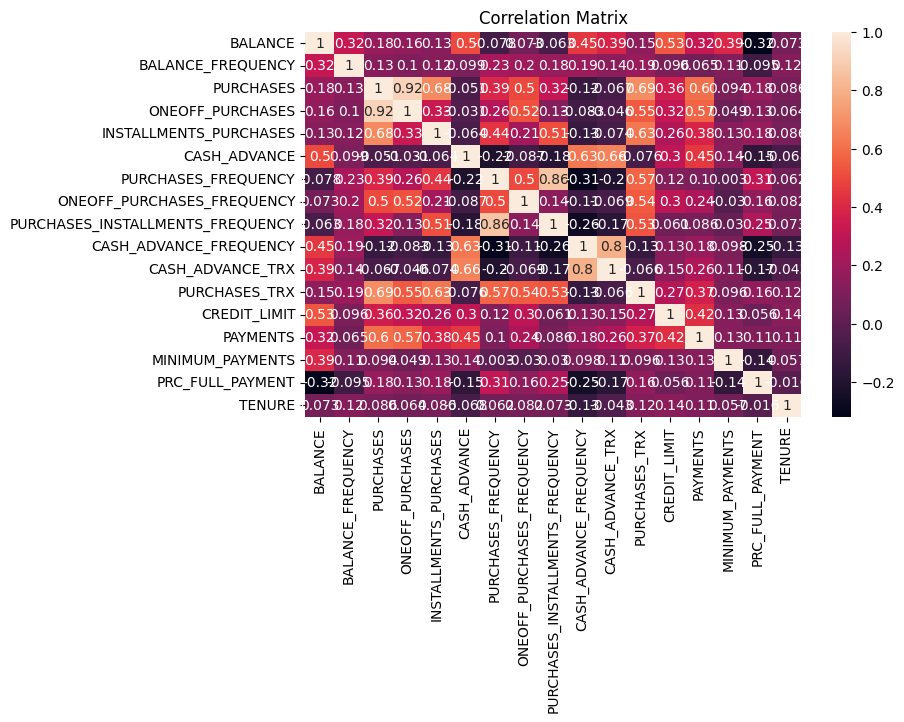
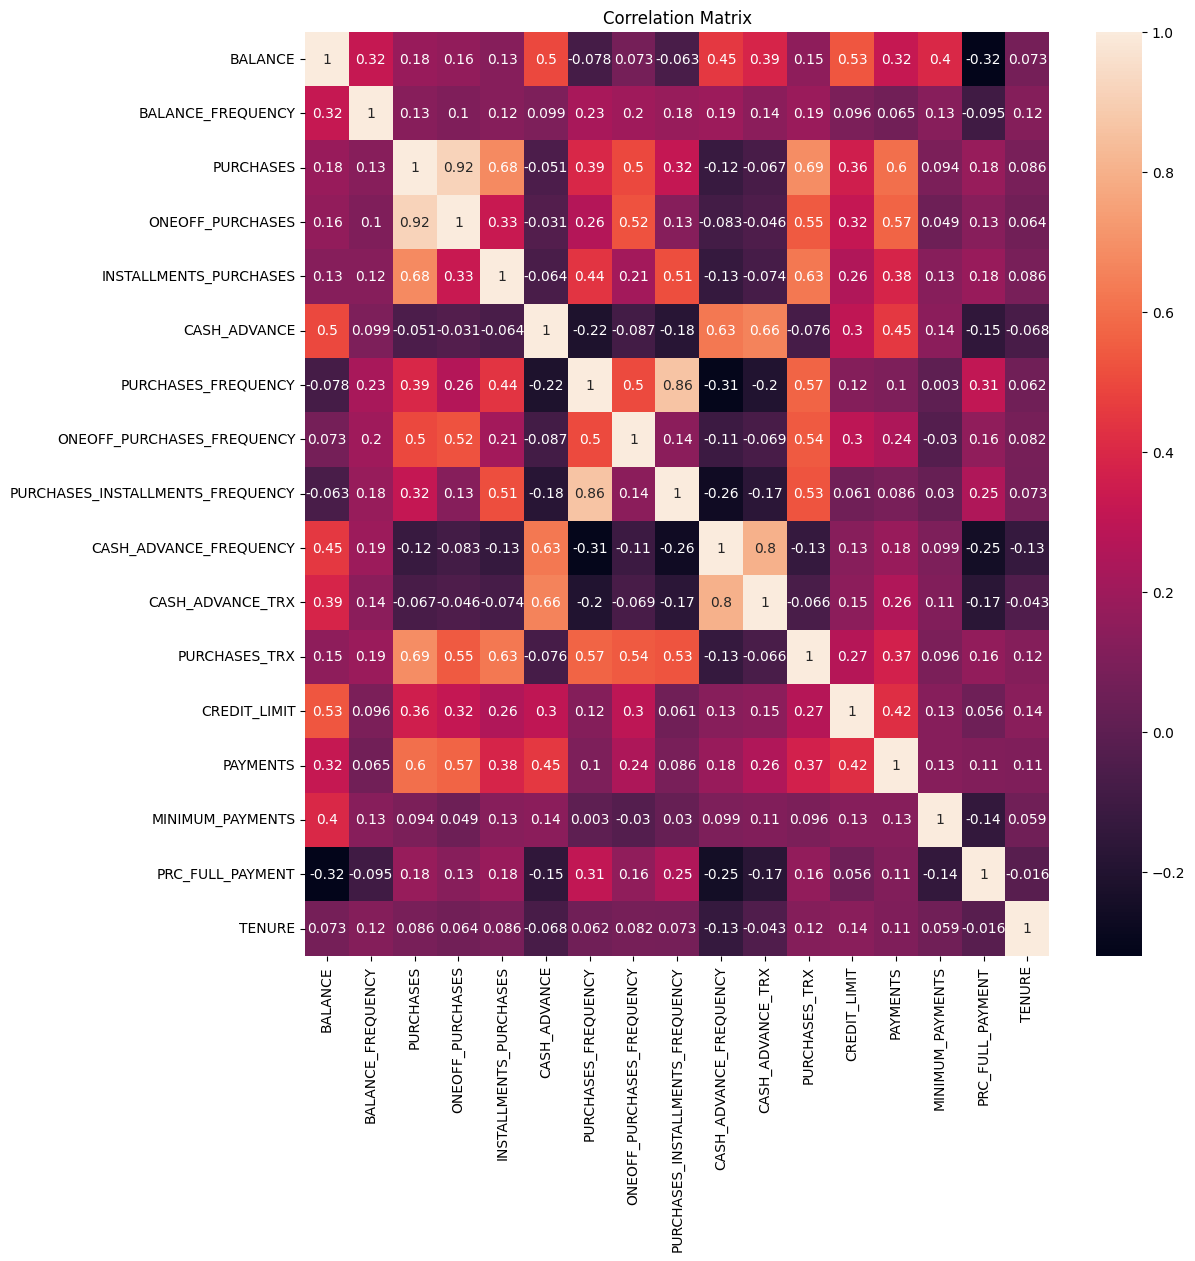
The notebook cell's code change between the first figure and the second:
--- before
+++ after
@@ -1,4 +1,4 @@
 #Create a correlation heatmap to understand relationships between the features
-plt.figure(figsize=(8,5))
+plt.figure(figsize=(12,12))
 sns.heatmap(df[['BALANCE', 'BALANCE_FREQUENCY', 'PURCHASES', 'ONEOFF_PURCHASES', 'INSTALLMENTS_PURCHASES', 'CASH_ADVANCE', 'PURCHASES_FREQUENCY', 'ONEOFF_PURCHASES_FREQUENCY', 'PURCHASES_INSTALLMENTS_FREQUENCY', 'CASH_ADVANCE_FREQUENCY', 'CASH_ADVANCE_TRX', 'PURCHASES_TRX', 'CREDIT_LIMIT', 'PAYMENTS', 'MINIMUM_PAYMENTS', 'PRC_FULL_PAYMENT', 'TENURE' ]].corr(), annot=True)
 plt.title("Correlation Matrix")

Commit: Created using Colab